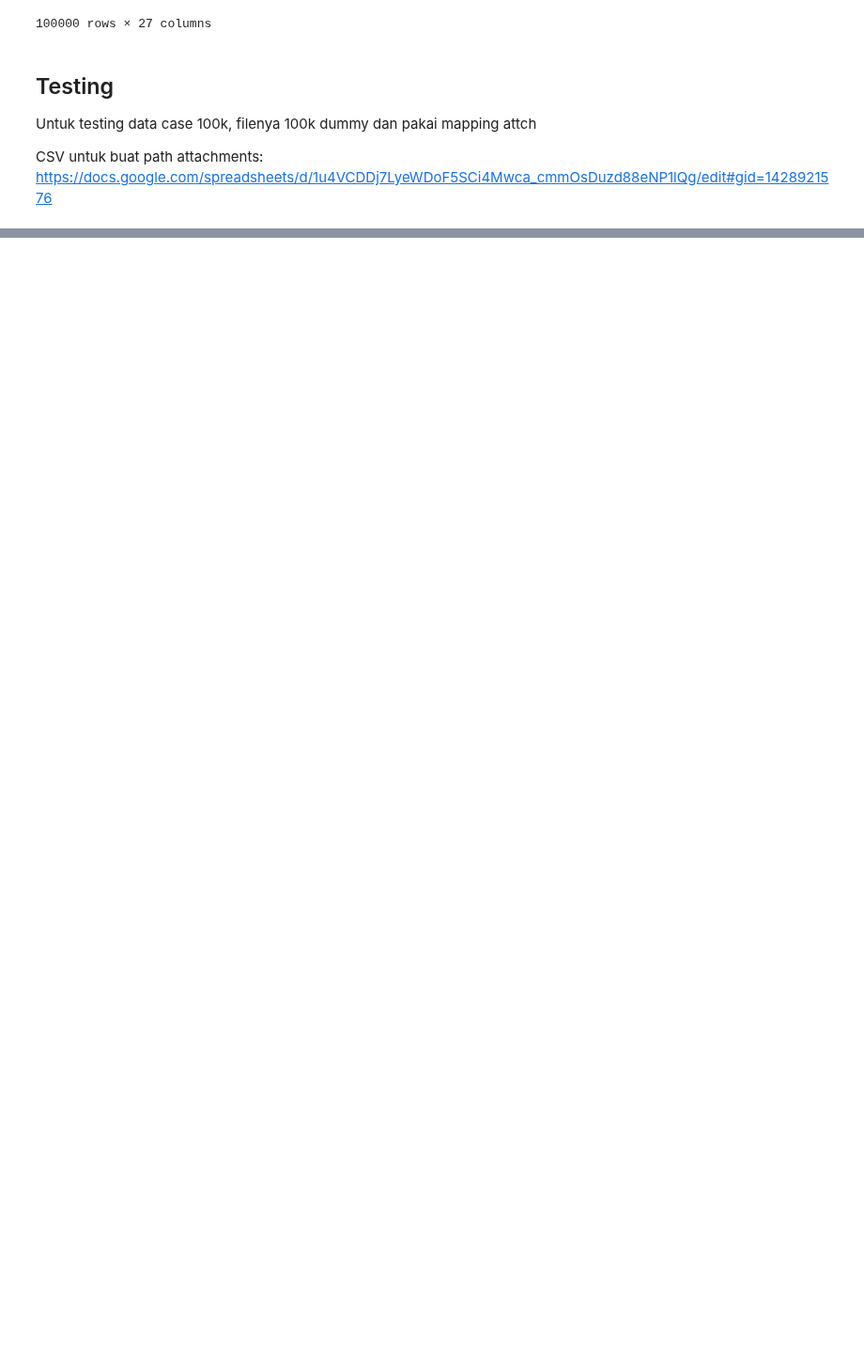
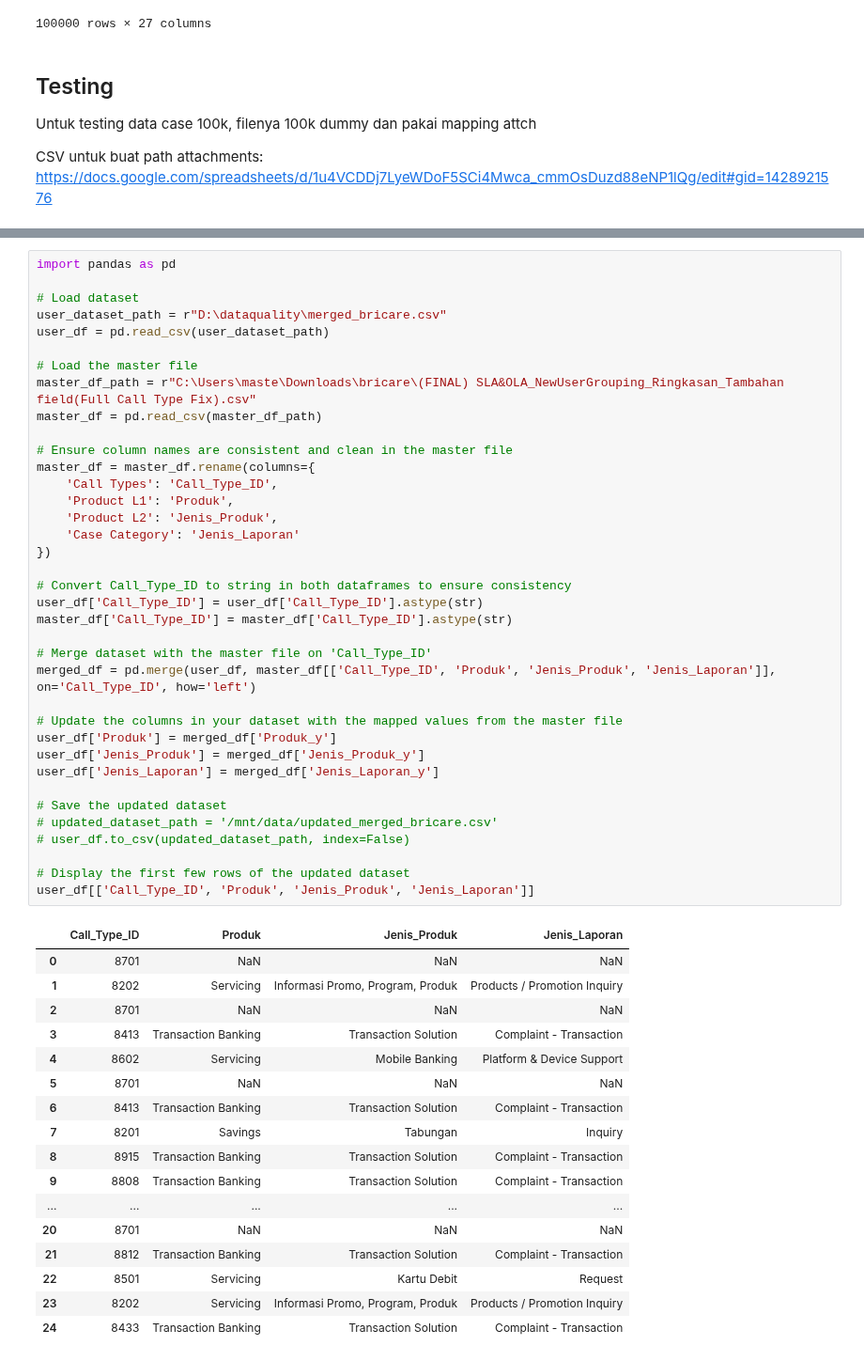
Before and after one commit to masterA88/dataquality2-new, a Jupyter notebook: cleansing.ipynb, the cells around one changed output, grey strips where cells are left out. Shown at 94% size. Drawn from its saved outputs; the diff is of its cells as text; blank space fills up the shorter version.

```diff
--- a/cleansing.ipynb
+++ b/cleansing.ipynb
@@ -748,0 +840,55 @@ https://docs.google.com/spreadsheets/d/1u4VCDDj7LyeWDoF5SCi4Mwca_cmmOsDuzd88eNP1
+# %%
+import pandas as pd
+
+# Load dataset
+user_dataset_path = r"D:\dataquality\merged_bricare.csv"
+user_df = pd.read_csv(user_dataset_path)
+
+# Load the master file
+master_df_path = r"C:\Users\maste\Downloads\bricare\(FINAL) SLA&OLA_NewUserGrouping_Ringkasan_Tambahan field(Full Call Type Fix).csv"
+master_df = pd.read_csv(master_df_path)
+
+# Ensure column names are consistent and clean in the master file
+master_df = master_df.rename(columns={
+    'Call Types': 'Call_Type_ID',
+    'Product L1': 'Produk',
+    'Product L2': 'Jenis_Produk',
+    'Case Category': 'Jenis_Laporan'
+})
+
+# Convert Call_Type_ID to string in both dataframes to ensure consistency
+user_df['Call_Type_ID'] = user_df['Call_Type_ID'].astype(str)
+master_df['Call_Type_ID'] = master_df['Call_Type_ID'].astype(str)
+
+# Merge dataset with the master file on 'Call_Type_ID'
+merged_df = pd.merge(user_df, master_df[['Call_Type_ID', 'Produk', 'Jenis_Produk', 'Jenis_Laporan']], on='Call_Type_ID', how='left')
+
+# Update the columns in your dataset with the mapped values from the master file
+user_df['Produk'] = merged_df['Produk_y']
+user_df['Jenis_Produk'] = merged_df['Jenis_Produk_y']
+user_df['Jenis_Laporan'] = merged_df['Jenis_Laporan_y']
+
+# Save the updated dataset
+# updated_dataset_path = '/mnt/data/updated_merged_bricare.csv'
+# user_df.to_csv(updated_dataset_path, index=False)
+
+# Display the first few rows of the updated dataset
+user_df[['Call_Type_ID', 'Produk', 'Jenis_Produk', 'Jenis_Laporan']]
+# %% [output]
+|  | Call_Type_ID | Produk | Jenis_Produk | Jenis_Laporan |
+| 0 | 8701 | NaN | NaN | NaN |
+| 1 | 8202 | Servicing | Informasi Promo, Program, Produk | Products / Promotion Inquiry |
+| 2 | 8701 | NaN | NaN | NaN |
+| 3 | 8413 | Transaction Banking | Transaction Solution | Complaint - Transaction |
+| 4 | 8602 | Servicing | Mobile Banking | Platform & Device Support |
+| 5 | 8701 | NaN | NaN | NaN |
+| 6 | 8413 | Transaction Banking | Transaction Solution | Complaint - Transaction |
+| 7 | 8201 | Savings | Tabungan | Inquiry |
+| 8 | 8915 | Transaction Banking | Transaction Solution | Complaint - Transaction |
+| 9 | 8808 | Transaction Banking | Transaction Solution | Complaint - Transaction |
+| ... | ... | ... | ... | ... |
+| 20 | 8701 | NaN | NaN | NaN |
+| 21 | 8812 | Transaction Banking | Transaction Solution | Complaint - Transaction |
+| 22 | 8501 | Servicing | Kartu Debit | Request |
+| 23 | 8202 | Servicing | Informasi Promo, Program, Produk | Products / Promotion Inquiry |
+| 24 | 8433 | Transaction Banking | Transaction Solution | Complaint - Transaction |
```
Also changed, not shown: parts of 7 cells of this notebook.
